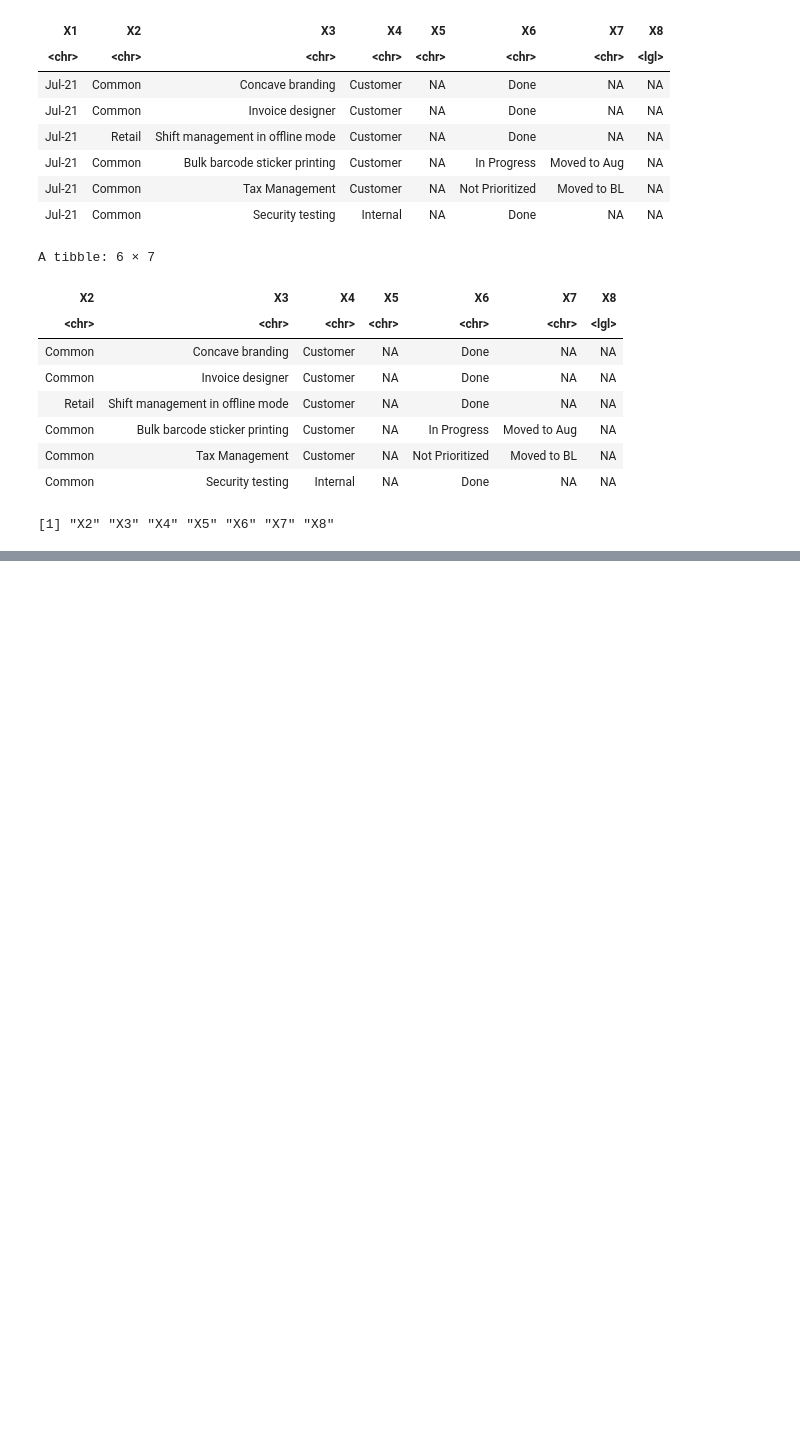
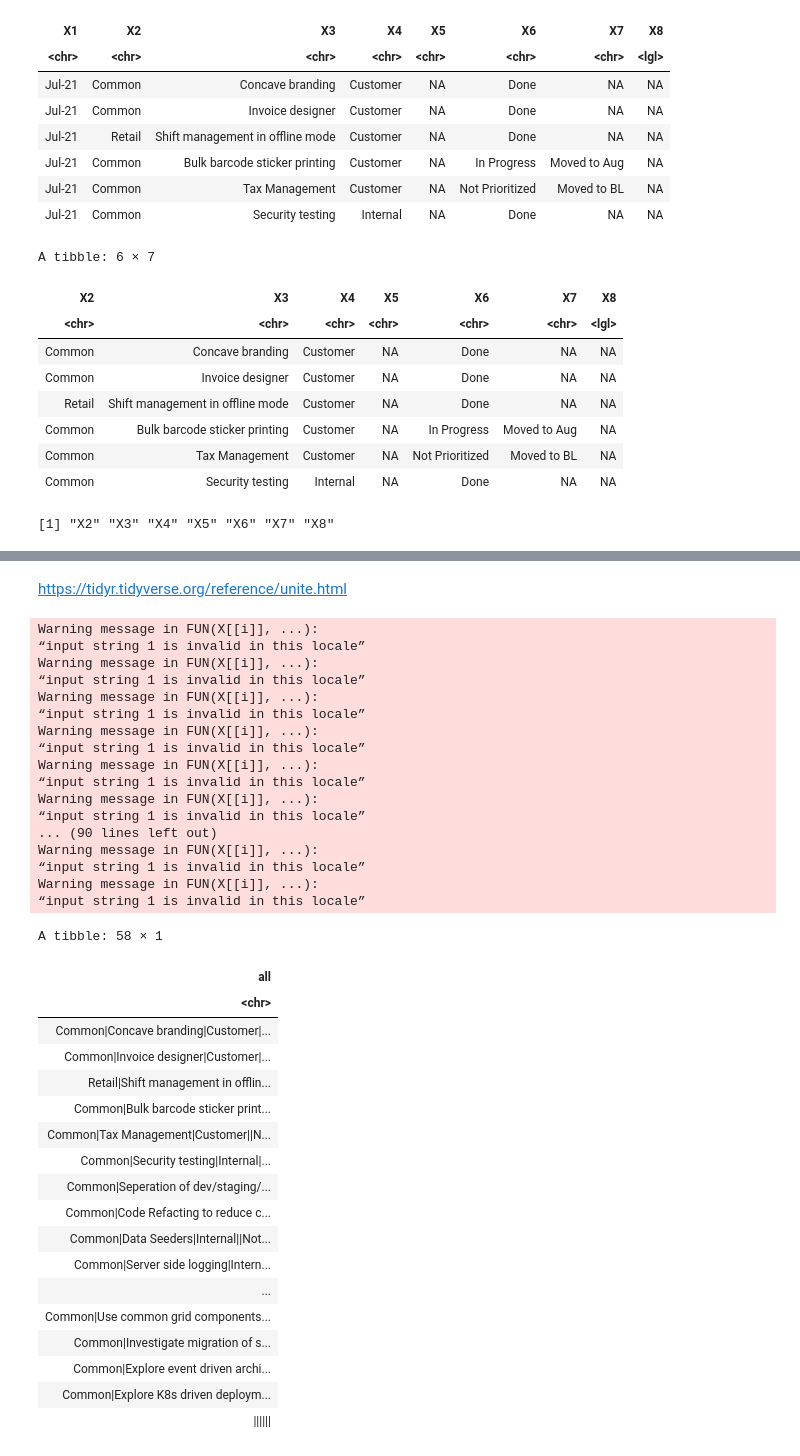
Before and after one commit to patternproject/r.sb.roadmapConvertPipe, a Jupyter notebook: v_0_1.ipynb, the cells around one changed output, grey strips where cells are left out. Cells and saved outputs as stored; diff of their text form; code cells hidden in the pictures; blank space fills up the shorter version.

```diff
--- a/v_0_1.ipynb
+++ b/v_0_1.ipynb
@@ -64,0 +77,42 @@ df_2 %>% replace_na(list(
+# %% [markdown]
+https://tidyr.tidyverse.org/reference/unite.html
+# %%
+df_3 %>%
+unite("all", na.rm = TRUE, remove = TRUE, sep='|')
+# %% [output]
+Warning message in FUN(X[[i]], ...):
+“input string 1 is invalid in this locale”
+Warning message in FUN(X[[i]], ...):
+“input string 1 is invalid in this locale”
+Warning message in FUN(X[[i]], ...):
+“input string 1 is invalid in this locale”
+Warning message in FUN(X[[i]], ...):
+“input string 1 is invalid in this locale”
+Warning message in FUN(X[[i]], ...):
+“input string 1 is invalid in this locale”
+Warning message in FUN(X[[i]], ...):
+“input string 1 is invalid in this locale”
+... (90 lines left out)
+Warning message in FUN(X[[i]], ...):
+“input string 1 is invalid in this locale”
+Warning message in FUN(X[[i]], ...):
+“input string 1 is invalid in this locale”
+A tibble: 58 × 1
+| all |
+| <chr> |
+| Common|Concave branding|Customer|... |
+| Common|Invoice designer|Customer|... |
+| Retail|Shift management in offlin... |
+| Common|Bulk barcode sticker print... |
+| Common|Tax Management|Customer||N... |
+| Common|Security testing|Internal|... |
+| Common|Seperation of dev/staging/... |
+| Common|Code Refacting to reduce c... |
+| Common|Data Seeders|Internal||Not... |
+| Common|Server side logging|Intern... |
+| ... |
+| Common|Use common grid components... |
+| Common|Investigate migration of s... |
+| Common|Explore event driven archi... |
+| Common|Explore K8s driven deploym... |
+| |||||| |
```
Also changed, not shown: parts of 7 cells of this notebook.
